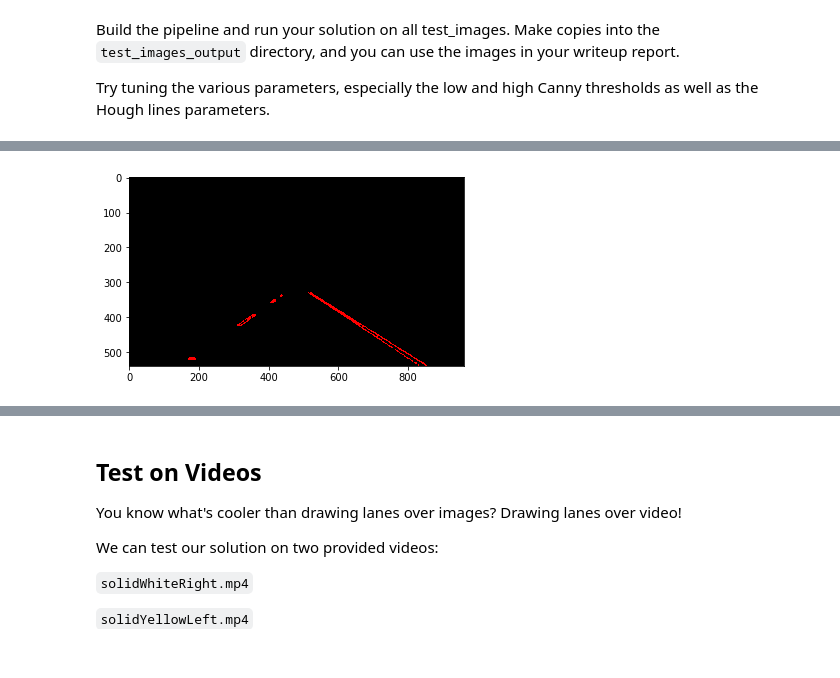
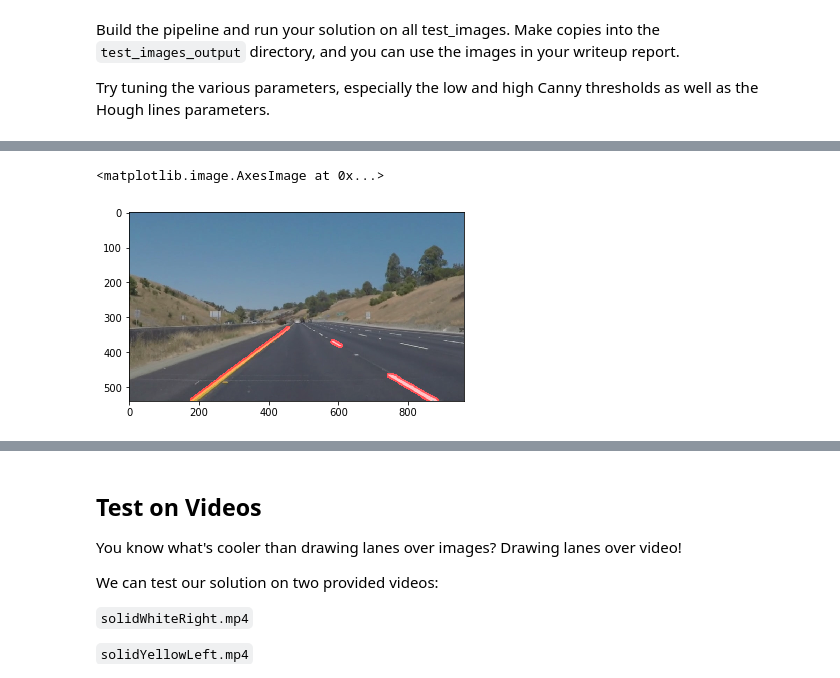
Before and after one commit to acidhills/udacity_traffic_lanes, a Jupyter notebook: P1.ipynb, the cells around one changed output, grey strips where cells are left out. Drawn from its saved outputs; the diff is of its cells as text; code cells hidden in the pictures.

```diff
--- a/P1.ipynb
+++ b/P1.ipynb
@@ -153,8 +153,9 @@ def hough_lines(img, rho, theta, threshold, min_line_len, max_line_gap):
     Returns an image with hough lines drawn.
     """
     lines = cv2.HoughLinesP(img, rho, theta, threshold, np.array([]), minLineLength=min_line_len, maxLineGap=max_line_gap)
+
     line_img = np.zeros((img.shape[0], img.shape[1], 3), dtype=np.uint8)
-    draw_lines(line_img, lines)
+    draw_lines(line_img, lines, thickness=10)
     return line_img
 
 # Python 3 has support for cool math symbols.
@@ -197,47 +198,51 @@ Try tuning the various parameters, especially the low and high Canny thresholds
 # TODO: Build your pipeline that will draw lane lines on the test_images
 # then save them to the test_images_output directory.
 
-image = mpimg.imread('test_images/solidWhiteRight.jpg')
-gray_img= grayscale(image)
-# plt.imshow(image)
-# plt.imshow(gray_img, cmap='gray')
-y_len, x_len =  gray_img.shape
-
-# draw_lines(gray_img, lines=[[[50,y_len,int(x_len/2)-50,int(y_len/2)+50]]\
-
-#                              ,[[int(x_len/2)-50,int(y_len/2)+50, int(x_len/2)+50,int(y_len/2)+50]]\
-#                             ,[[x_len-50,y_len,int(x_len/2)+50,int(y_len/2)+50]]\
-#                            ,[[50,y_len,x_len-50,y_len]]])
+images = os.listdir("test_images/")
+image = mpimg.imread('test_images/'+images[5])
+def get_markup(image):
+    gray_img= grayscale(image)
+    y_len, x_len =  gray_img.shape
 
 
-fit_left = np.polyfit(([50,int(x_len/2)-50]), (y_len, int(y_len/2)+50), 1)
-fir_top = np.polyfit(([int(x_len/2)-50,int(x_len/2)+50]), (int(y_len/2)+50, int(y_len/2)+50), 1)
-fit_right = np.polyfit((int(x_len/2)+50, x_len-50), (int(y_len/2)+50, y_len), 1)
-fit_bottom = np.polyfit((x_len-50, 50), (y_len, y_len), 1)
+    fit_left = np.polyfit(([50,int(x_len/2)-50]), (y_len, int(y_len/2)+50), 1)
+    fir_top = np.polyfit(([int(x_len/2)-50,int(x_len/2)+50]), (int(y_len/2)+50, int(y_len/2)+50), 1)
+    fit_right = np.polyfit((int(x_len/2)+50, x_len-50), (int(y_len/2)+50, y_len), 1)
+    fit_bottom = np.polyfit((x_len-50, 50), (y_len, y_len), 1)
 
-# XX, YY = np.meshgrid(np.arange(0, x_len), np.arange(0, y_len))
+    correction = 60
+    vertices = np.array([[correction,y_len],
+             [int(x_len/2)-correction,int(y_len/2)+correction],
+             [int(x_len/2)+correction,int(y_len/2)+correction],
+             [x_len-correction,y_len]], 'int32')
 
-# region_thresholds = (YY > (XX*fit_left[0] + fit_left[1])) & \
-#                     (YY > (XX*fit_right[0] + fit_right[1])) & \
-#                     (YY < (XX*fit_bottom[0] + fit_bottom[1]))
+    kernel_size = 11
+    gray_img = cv2.GaussianBlur(gray_img,(kernel_size, kernel_size), 0)
+    gray_img = canny(gray_img,100,200 )
+    gray_img = region_of_interest(gray_img,[vertices])
+    gray_img = hough_lines(gray_img,1,(np.pi/180)*1,1,1,5)
+    result_img = weighted_img(gray_img,image)
 
-correction = 60
-vertices = np.array([[correction,y_len],
-         [int(x_len/2)-correction,int(y_len/2)+correction],
-         [int(x_len/2)+correction,int(y_len/2)+correction],
-         [x_len-correction,y_len]], 'int32')
+    return gray_img,result_img
 
-kernel_size = 7
-gray_img = cv2.GaussianBlur(gray_img,(kernel_size, kernel_size), 0)
-gray_img = canny(gray_img,100,200 )
-gray_img = region_of_interest(gray_img,[vertices])
-gray_img = hough_lines(gray_img,1,(np.pi/180)*1,1,1,5)
+# plt.imshow(gray_img, cmap='gray')
+# plt.imshow(gray_img, cmap='gray')
+gray_img,result_img = get_markup(image)
+lines = cv2.HoughLinesP(grayscale(gray_img), 1, (np.pi/180)*1, 1, np.array([]), minLineLength=1, maxLineGap=5)
 
-result_img = weighted_img(gray_img,image)
-plt.imshow(gray_img, cmap='gray')
-# plt.imshow(gray_img, cmap='gray')
+left_side = [line for line in lines if min(line[0][0],line[0][2]) < gray_img.shape[1]/2]
+right_side = [line for line in lines if min(line[0][0],line[0][2]) > gray_img.shape[1]/2]
+print(len(left_side),len(right_side))
 
-# f, axarr = plt.subplots(2)
-# axarr[0].imshow(result_img, cmap='gray')
-# axarr[1].imshow(gray_img, cmap='gray')
+line_img_l = np.zeros((image.shape[0], image.shape[1], 3), dtype=np.uint8)
+draw_lines(line_img_l, left_side, thickness=10)
+
+line_img_r = np.zeros((image.shape[0], image.shape[1], 3), dtype=np.uint8)
+draw_lines(line_img_r, right_side, thickness=10)
+plt.imshow(result_img, cmap='gray', aspect='equal')
+# f, axarr = plt.subplots(1)
+# axarr[0].imshow(result_img, cmap='gray', aspect='equal')
+# axarr[1].imshow(gray_img, cmap='gray', aspect='equal')
+# axarr[2].imshow(line_img_l, cmap='gray', aspect='equal')
+# axarr[3].imshow(line_img_r, cmap='gray', aspect='equal')
 # %% [output]
@@ -245 +250,2 @@ plt.imshow(gray_img, cmap='gray')
+<matplotlib.image.AxesImage at 0x...>
-[figure, old version]
+[figure, new version]
```
Also changed, not shown: parts of 7 cells of this notebook.
